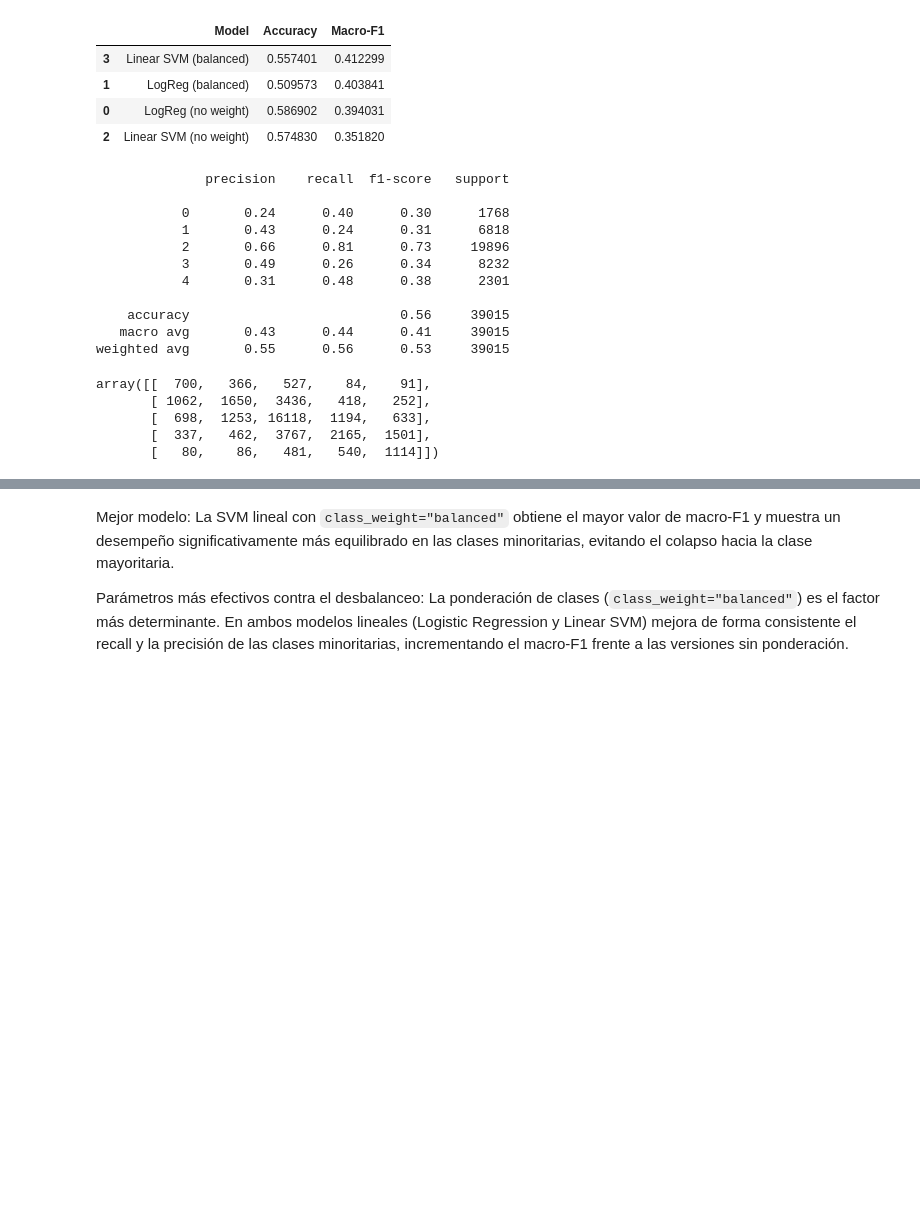
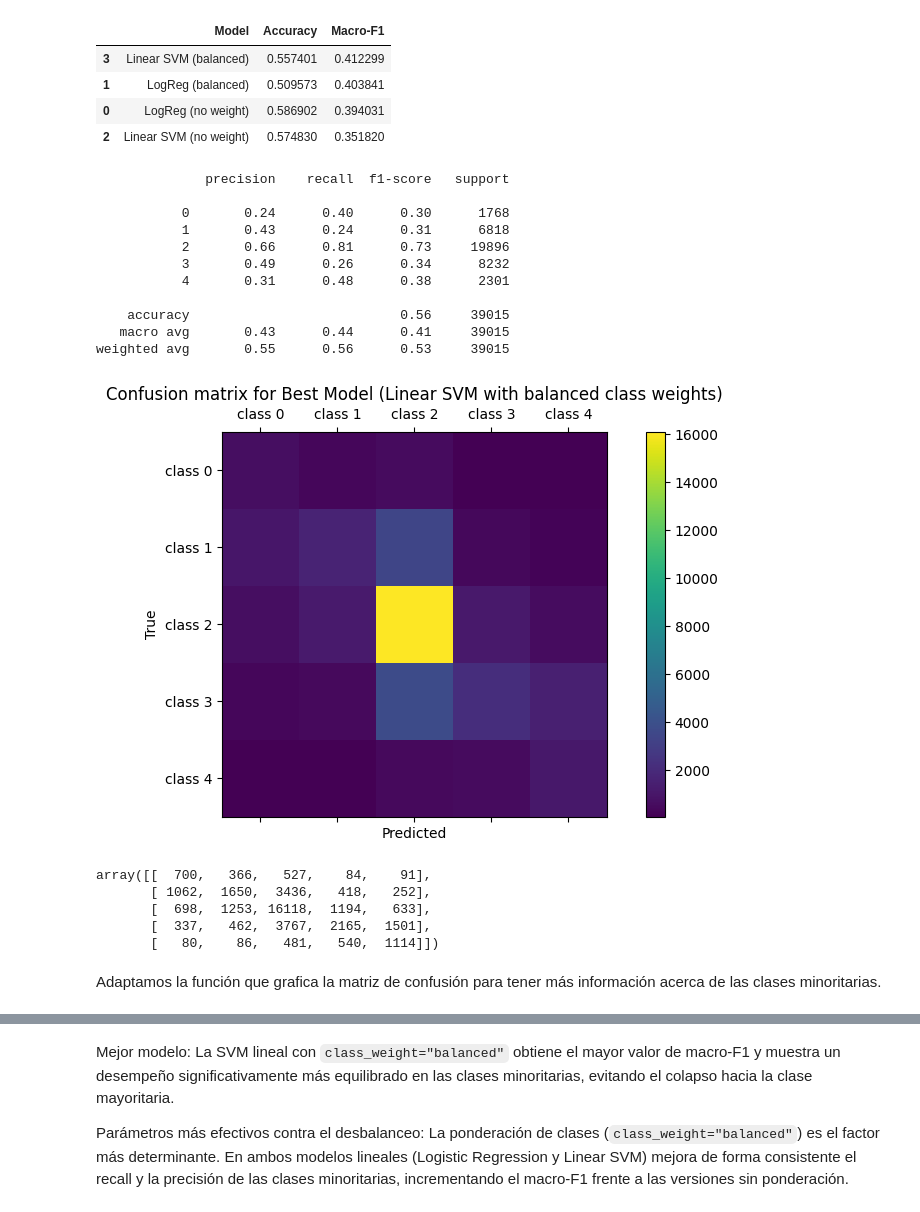
Before and after one commit to gborras10/MachineLearningProjects, a Jupyter notebook: assignements/assignment_3_clasificacion_textos/p4_03_borras_moll.ipynb, the cells around one changed output, grey strips where cells are left out. Cells and saved outputs as stored; diff of their text form; code cells hidden in the pictures; blank space fills up the shorter version.

```diff
--- a/assignements/assignment_3_clasificacion_textos/p4_03_borras_moll.ipynb
+++ b/assignements/assignment_3_clasificacion_textos/p4_03_borras_moll.ipynb
@@ -353,25 +360,27 @@ results_df
 # %%
 best_model = make_pipeline(
     vectorizer,
     LinearSVC(class_weight="balanced", max_iter=2000)
 )
 
 best_model.fit(X_train, y_train)
 y_pred = best_model.predict(X_test)
 
 print(classification_report(y_test, y_pred))
+plot_confusion_matrix(X_test, y_test, best_model, classifier_name='Best Model (Linear SVM with balanced class weights)')
 # %% [output]
               precision    recall  f1-score   support
 
            0       0.24      0.40      0.30      1768
            1       0.43      0.24      0.31      6818
            2       0.66      0.81      0.73     19896
            3       0.49      0.26      0.34      8232
            4       0.31      0.48      0.38      2301
 
     accuracy                           0.56     39015
    macro avg       0.43      0.44      0.41     39015
 weighted avg       0.55      0.56      0.53     39015
+[figure, added]
 # %%
 confusion_matrix(y_test, y_pred)
 # %% [output]
@@ -380,3 +389,5 @@ array([[  700,   366,   527,    84,    91],
        [  698,  1253, 16118,  1194,   633],
        [  337,   462,  3767,  2165,  1501],
        [   80,    86,   481,   540,  1114]])
+# %% [markdown]
+Adaptamos la función que grafica la matriz de confusión para tener más información acerca de las clases minoritarias.
```
Also changed, not shown: parts of 6 cells of this notebook, 21 other files.
